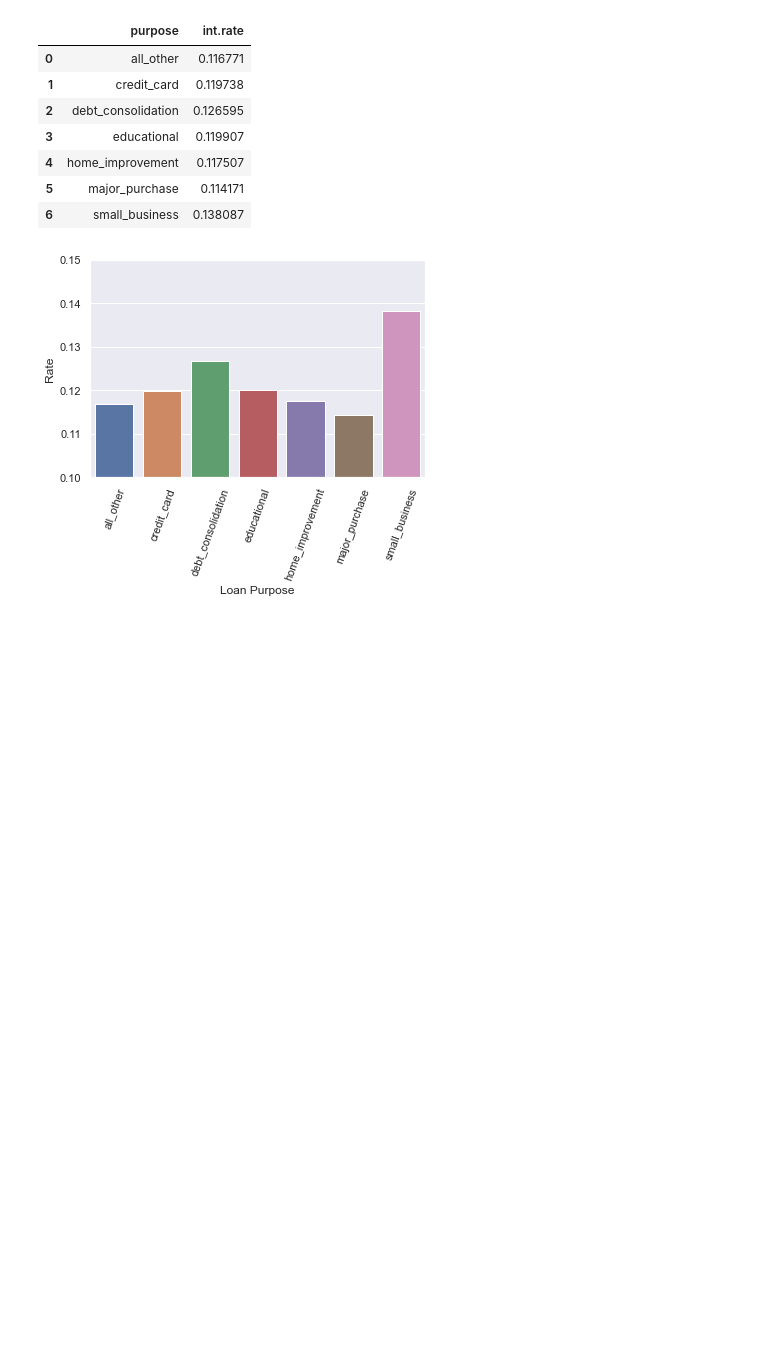
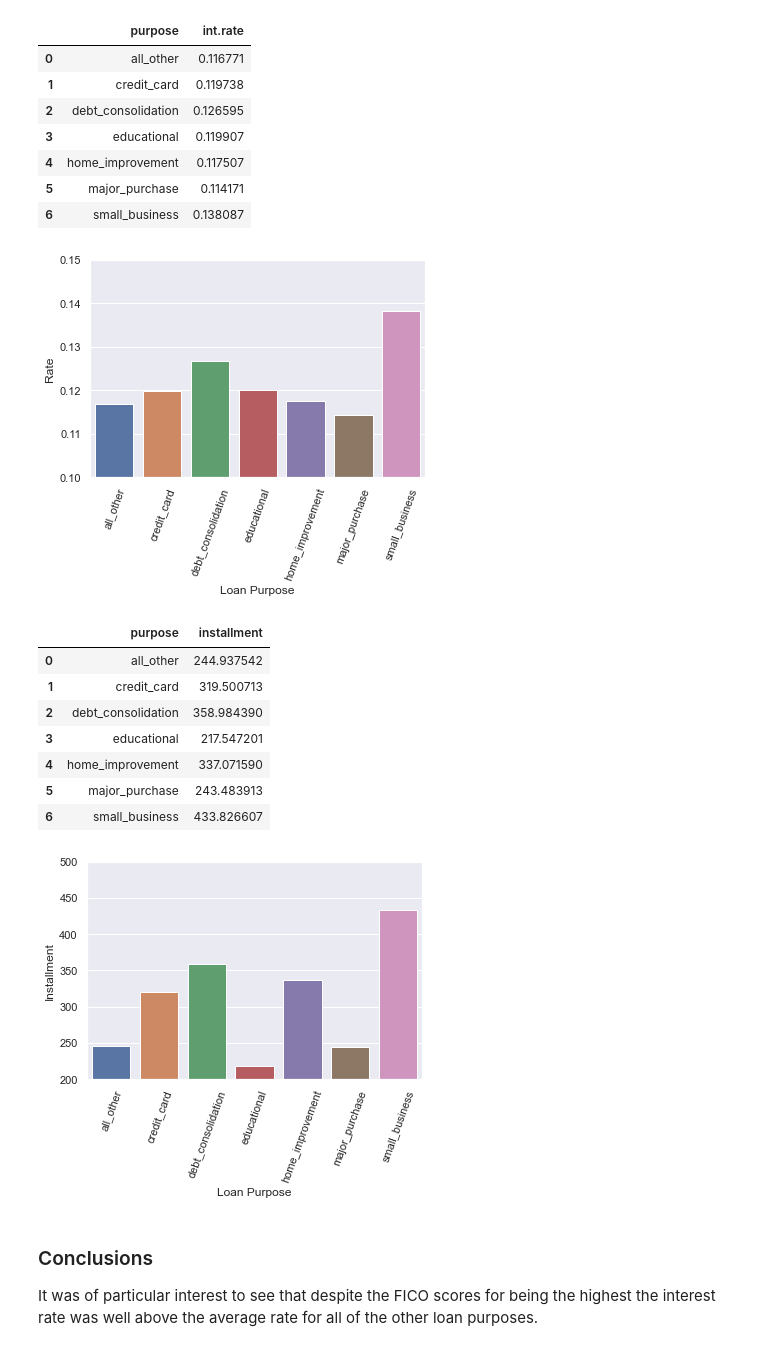
Before and after one commit to everydaytimmy/data-visualization, a Jupyter notebook: viz_a.ipynb, the cells around one changed output. Saved outputs shown, nothing was run; the diff lists cells and outputs as text; code cells hidden in the pictures; blank space fills up the shorter version.

```diff
--- a/viz_a.ipynb
+++ b/viz_a.ipynb
@@ -52,3 +52,26 @@ rate_by_purpose
 | 5 | major_purchase | 0.114171 |
 | 6 | small_business | 0.138087 |
 [figure]
+# %%
+installment_by_purpose = loan_df.groupby('purpose', as_index=False)["installment"].mean()
+graph = sns.barplot(x='purpose', y='installment', data=installment_by_purpose)
+graph.set(ylim=(200,500))
+
+plt.xticks(rotation=70)
+plt.xlabel("Loan Purpose")
+plt.ylabel("Installment")
+installment_by_purpose
+# %% [output]
+|  | purpose | installment |
+| 0 | all_other | 244.937542 |
+| 1 | credit_card | 319.500713 |
+| 2 | debt_consolidation | 358.984390 |
+| 3 | educational | 217.547201 |
+| 4 | home_improvement | 337.071590 |
+| 5 | major_purchase | 243.483913 |
+| 6 | small_business | 433.826607 |
+[figure, added]
+# %% [markdown]
+### Conclusions
+
+It was of particular interest to see that despite the FICO scores for being the highest the interest rate was well above the average rate for all of the other loan purposes.
```
Also changed, not shown: parts of 1 cell of this notebook, 1 other file.
